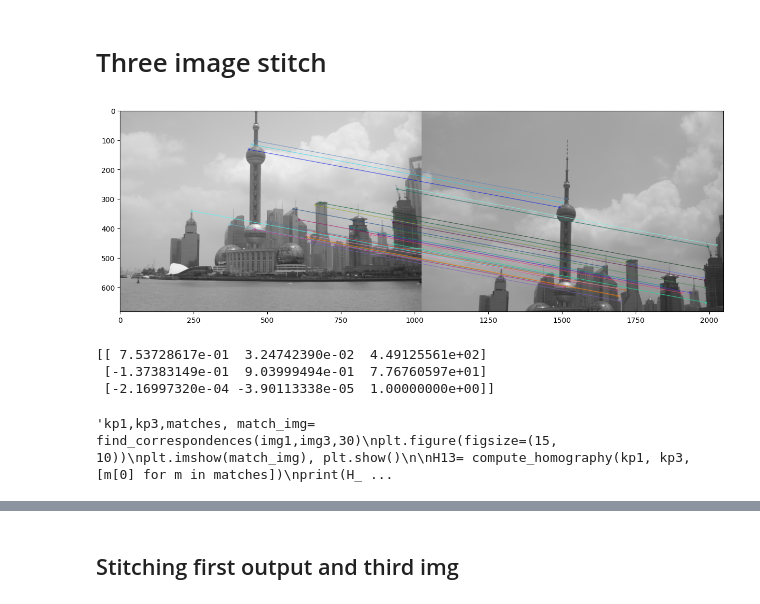
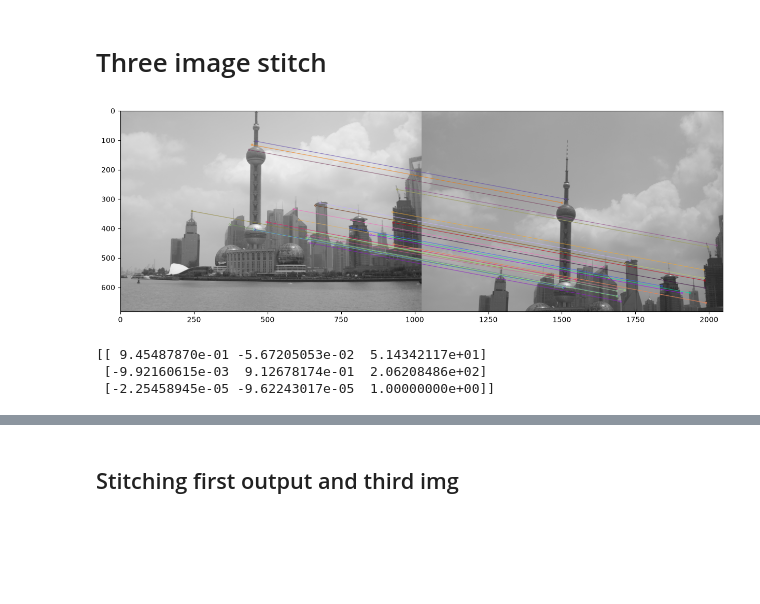
Before and after one commit to mahmoudhaytham25/computer-vision-projects, a Jupyter notebook: 02-homography-ar-mosaics/part2_image_mosaics.ipynb, the cells around one changed output, grey strips where cells are left out. Drawn from its saved outputs; the diff is of its cells as text; code cells hidden in the pictures; blank space fills up the shorter version.

```diff
--- a/02-homography-ar-mosaics/part2_image_mosaics.ipynb
+++ b/02-homography-ar-mosaics/part2_image_mosaics.ipynb
@@ -222,23 +224,15 @@ cv2.destroyAllWindows()
 # %%
 kp1,kp2,matches, match_img= find_correspondences(img1,img2,30)
 plt.figure(figsize=(15, 10))
 plt.imshow(match_img), plt.show()
 
 H12= compute_homography(kp1, kp2, [m[0] for m in matches])
-print(H_mat)
-
-'''kp1,kp3,matches, match_img= find_correspondences(img1,img3,30)
-plt.figure(figsize=(15, 10))
-plt.imshow(match_img), plt.show()
-
-H13= compute_homography(kp1, kp3, [m[0] for m in matches])
-print(H_mat)'''
+print(H12)
 # %% [output]
-[figure, old version]
+[figure, new version]
-[[ 7.53728617e-01  3.24742390e-02  4.49125561e+02]
- [-1.37383149e-01  9.03999494e-01  7.76760597e+01]
- [-2.16997320e-04 -3.90113338e-05  1.00000000e+00]]
+[[ 9.45487870e-01 -5.67205053e-02  5.14342117e+01]
+ [-9.92160615e-03  9.12678174e-01  2.06208486e+02]
+ [-2.25458945e-05 -9.62243017e-05  1.00000000e+00]]
-'kp1,kp3,matches, match_img= find_correspondences(img1,img3,30)\nplt.figure(figsize=(15, 10))\nplt.imshow(match_img), plt.show()\n\nH13= compute_homography(kp1, kp3, [m[0] for m in matches])\nprint(H_ ...
 # %%
 mosaic= create_mosaic(img1, img2, H12)
 plt.imshow(cv2.cvtColor(mosaic, cv2.COLOR_BGR2RGB))
```
Also changed, not shown: parts of 6 cells of this notebook, 3 other files.
